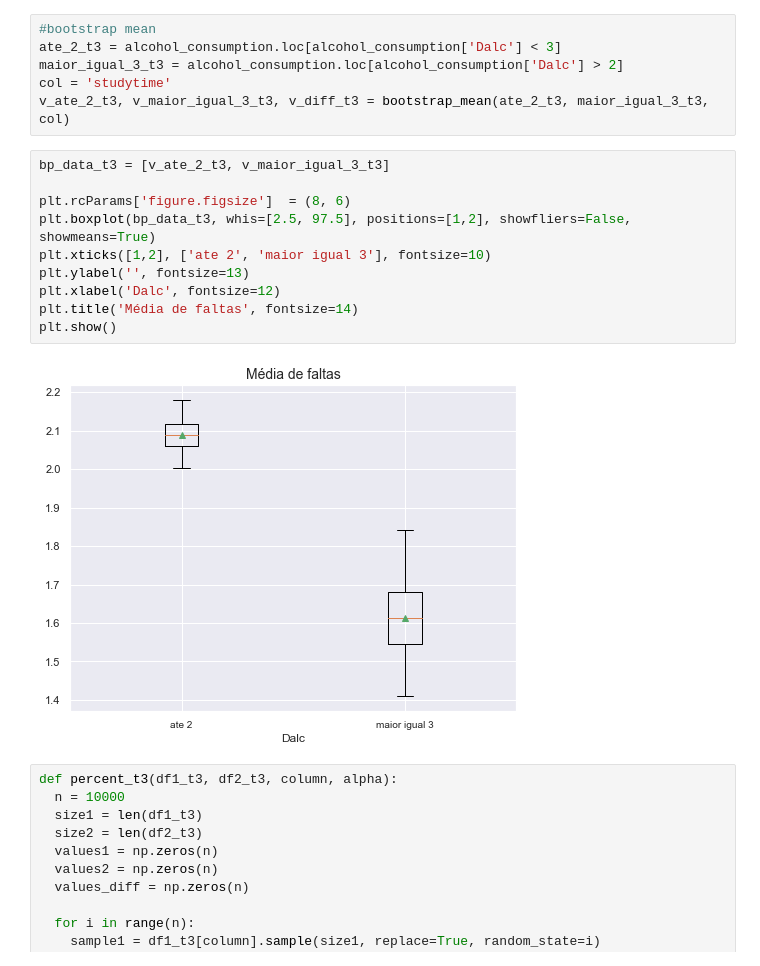
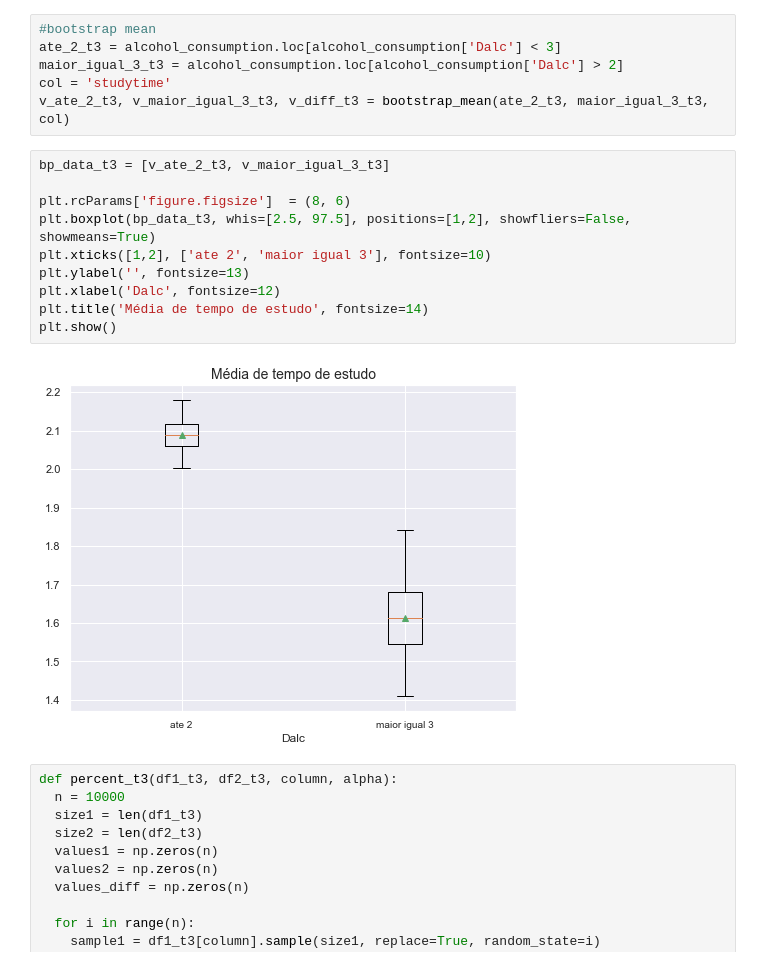
Before and after one commit to ferprr/data-science-project, a Jupyter notebook: notebooks/hypothesis_tests_and_IC.ipynb, the cells around one changed output. Cells and saved outputs as stored; diff of their text form.

```diff
--- a/notebooks/hypothesis_tests_and_IC.ipynb
+++ b/notebooks/hypothesis_tests_and_IC.ipynb
@@ -517,15 +535,15 @@ v_ate_2_t3, v_maior_igual_3_t3, v_diff_t3 = bootstrap_mean(ate_2_t3, maior_igual
 # %%
 bp_data_t3 = [v_ate_2_t3, v_maior_igual_3_t3]
 
 plt.rcParams['figure.figsize']  = (8, 6)
 plt.boxplot(bp_data_t3, whis=[2.5, 97.5], positions=[1,2], showfliers=False, showmeans=True)
 plt.xticks([1,2], ['ate 2', 'maior igual 3'], fontsize=10)
 plt.ylabel('', fontsize=13)
 plt.xlabel('Dalc', fontsize=12)
-plt.title('Média de faltas', fontsize=14)
+plt.title('Média de tempo de estudo', fontsize=14)
 plt.show()
 # %% [output]
-[figure, old version]
+[figure, new version]
 # %%
 def percent_t3(df1_t3, df2_t3, column, alpha):
   n = 10000
```
Also changed, not shown: parts of 8 cells of this notebook.
